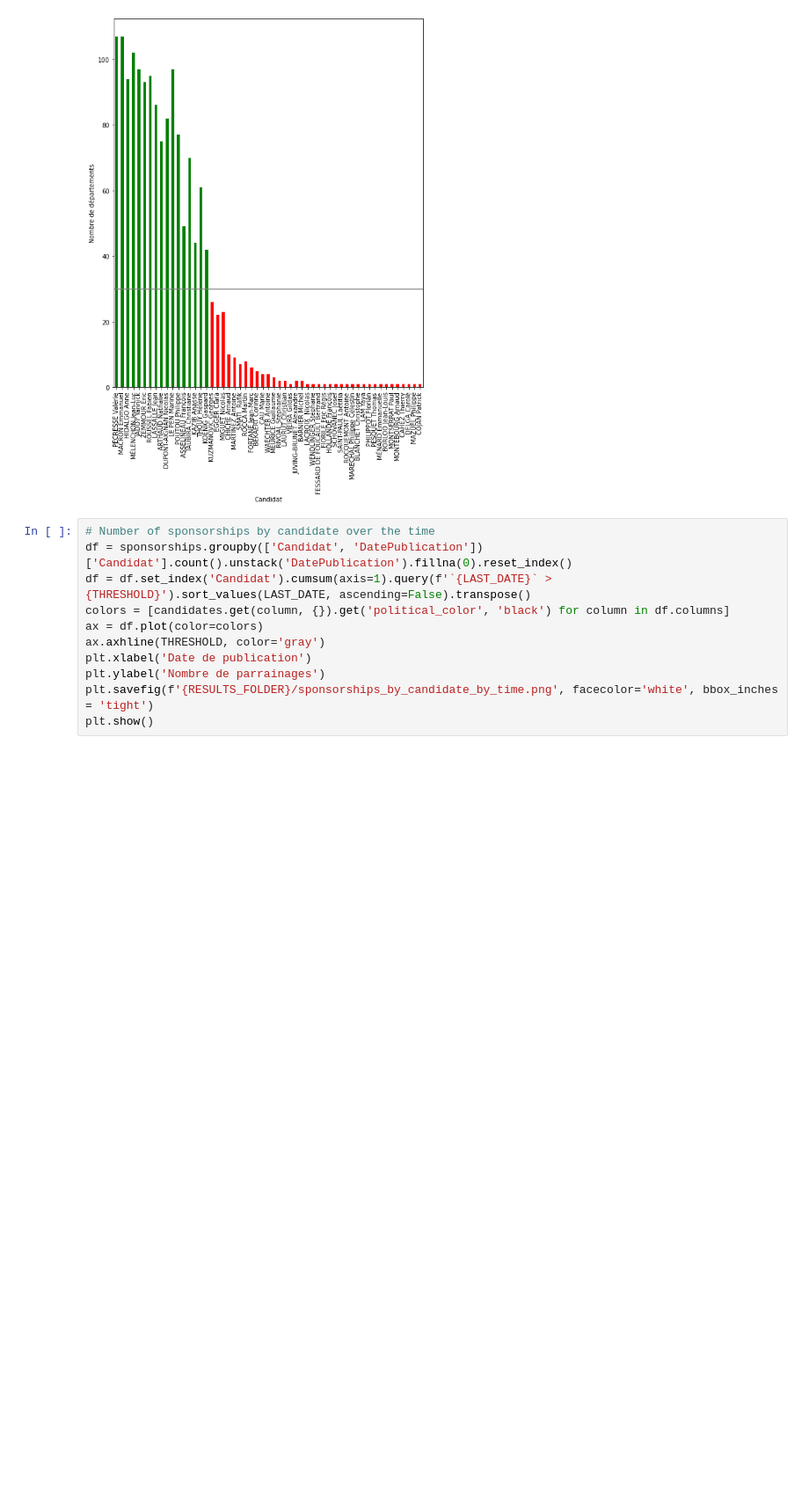
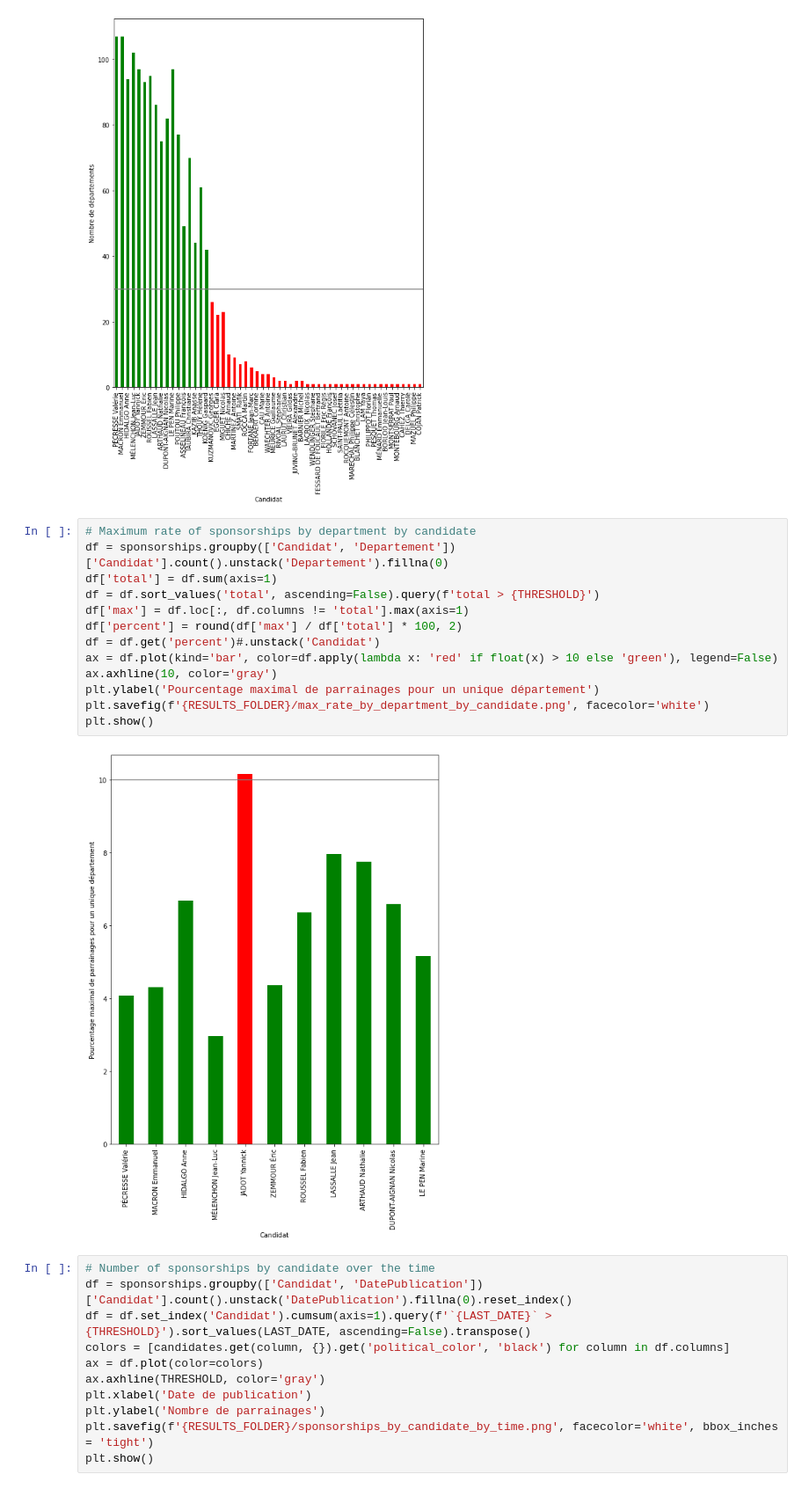
Before and after one commit to annelhote/2022-parrainages, a Jupyter notebook: parrainages.ipynb, the cells around one changed output. Shown: that part at 88% size. Cells and saved outputs as stored; diff of their text form; blank space fills up the shorter version.

Commit message:
Add new graph max_rate_by_department_by_candidate

```diff
--- a/parrainages.ipynb
+++ b/parrainages.ipynb
@@ -264,6 +264,21 @@ plt.savefig(f'{RESULTS_FOLDER}/number_of_department_by_candiate.png', facecolor=
 plt.show()
 # %% [output]
 [figure]
+# %%
+# Maximum rate of sponsorships by department by candidate
+df = sponsorships.groupby(['Candidat', 'Departement'])['Candidat'].count().unstack('Departement').fillna(0)
+df['total'] = df.sum(axis=1)
+df = df.sort_values('total', ascending=False).query(f'total > {THRESHOLD}')
+df['max'] = df.loc[:, df.columns != 'total'].max(axis=1)
+df['percent'] = round(df['max'] / df['total'] * 100, 2)
+df = df.get('percent')#.unstack('Candidat')
+ax = df.plot(kind='bar', color=df.apply(lambda x: 'red' if float(x) > 10 else 'green'), legend=False)
+ax.axhline(10, color='gray')
+plt.ylabel('Pourcentage maximal de parrainages pour un unique département')
+plt.savefig(f'{RESULTS_FOLDER}/max_rate_by_department_by_candidate.png', facecolor='white')
+plt.show()
+# %% [output]
+[figure, added]
 # %%
 # Number of sponsorships by candidate over the time
 df = sponsorships.groupby(['Candidat', 'DatePublication'])['Candidat'].count().unstack('DatePublication').fillna(0).reset_index()
```
Also changed, not shown: 2 other files.
